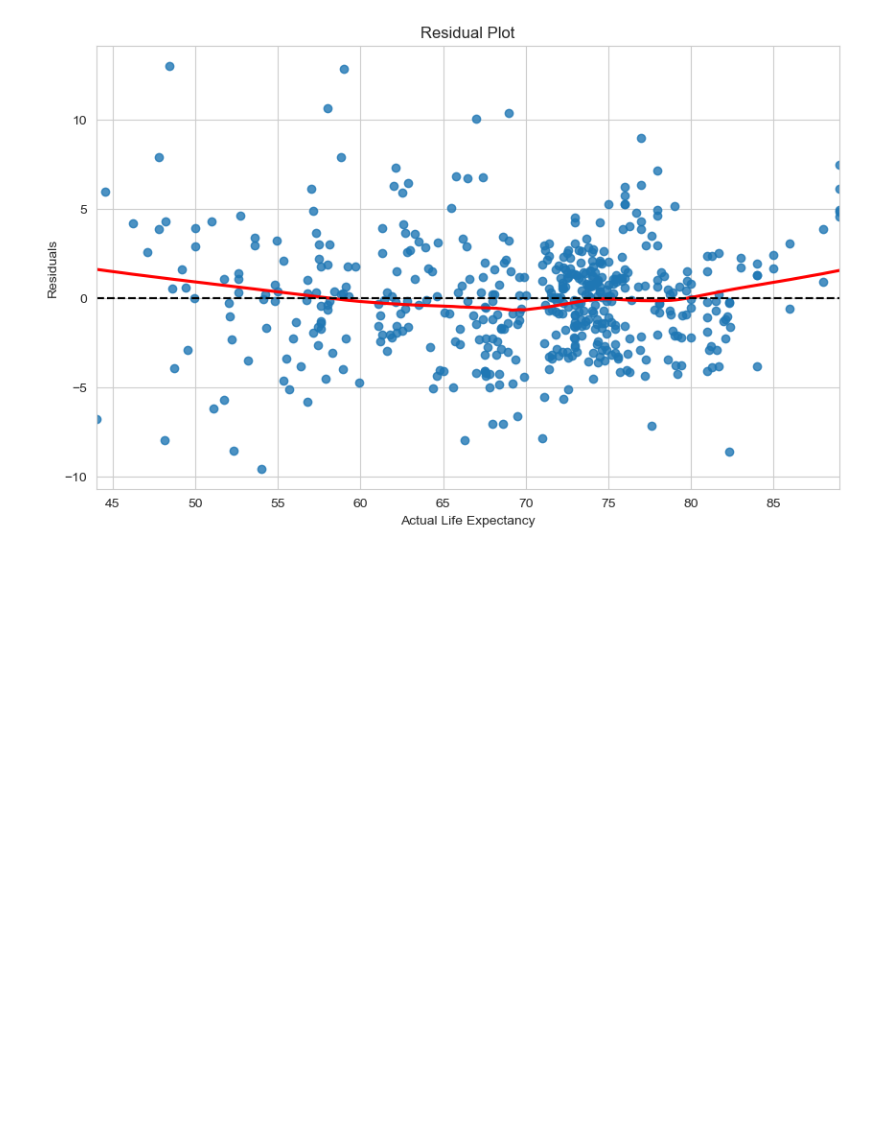
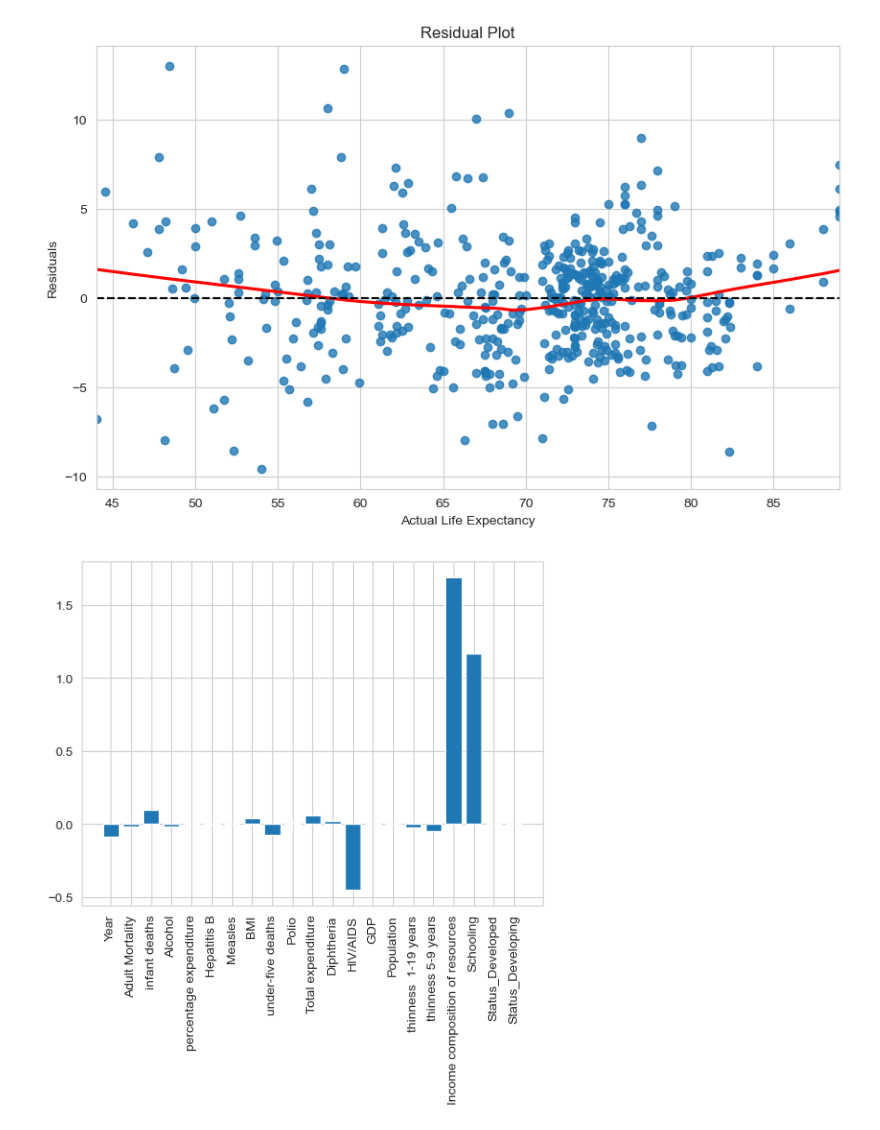
Before and after one commit to milanszilveszter/Csapatmunka, a Jupyter notebook: Regression/SmallDataset/life_expectancy.ipynb, the cells around one changed output. Drawn from its saved outputs; the diff is of its cells as text; code cells hidden in the pictures; blank space fills up the shorter version.

Commit message:
Added feature importance visual

```diff
--- a/Regression/SmallDataset/life_expectancy.ipynb
+++ b/Regression/SmallDataset/life_expectancy.ipynb
@@ -241,3 +239,17 @@ plt.axhline(y=0, color='k', linestyle='--')
 plt.show()
 # %% [output]
 [figure]
+# %%
+# Feature importance
+
+from sklearn.linear_model import Lasso
+X = filtered_data.drop('Life expectancy', axis=1).values
+y = filtered_data['Life expectancy'].values
+names = filtered_data.drop('Life expectancy', axis=1).columns
+lasso = Lasso(alpha=0.1)
+lasso_coef = lasso.fit(X, y).coef_
+plt.bar(names, lasso_coef)
+plt.xticks(rotation=90)
+plt.show()
+# %% [output]
+[figure, added]
```
Also changed, not shown: parts of 2 cells of this notebook.
